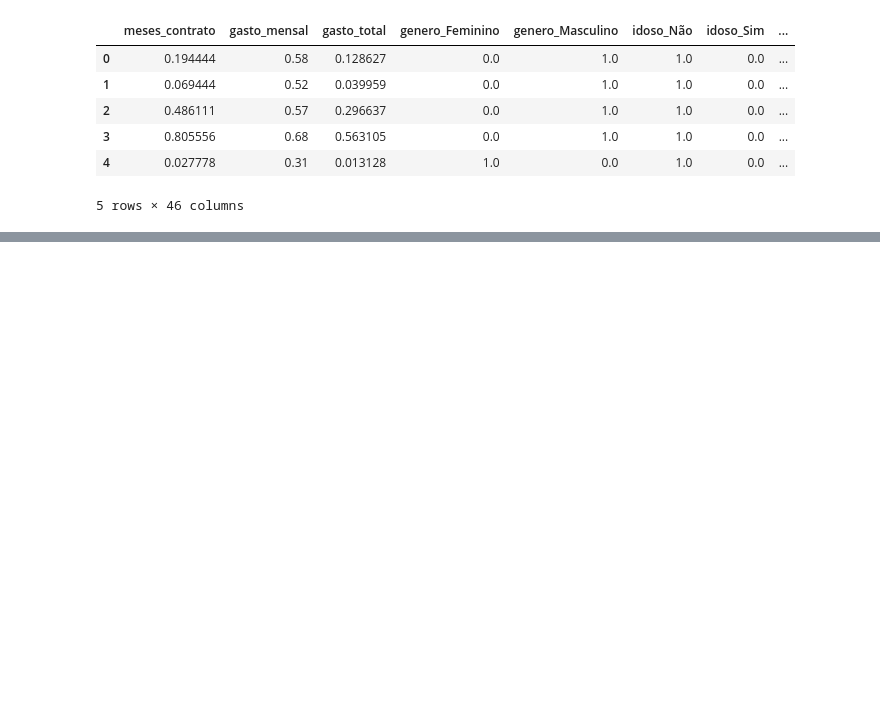
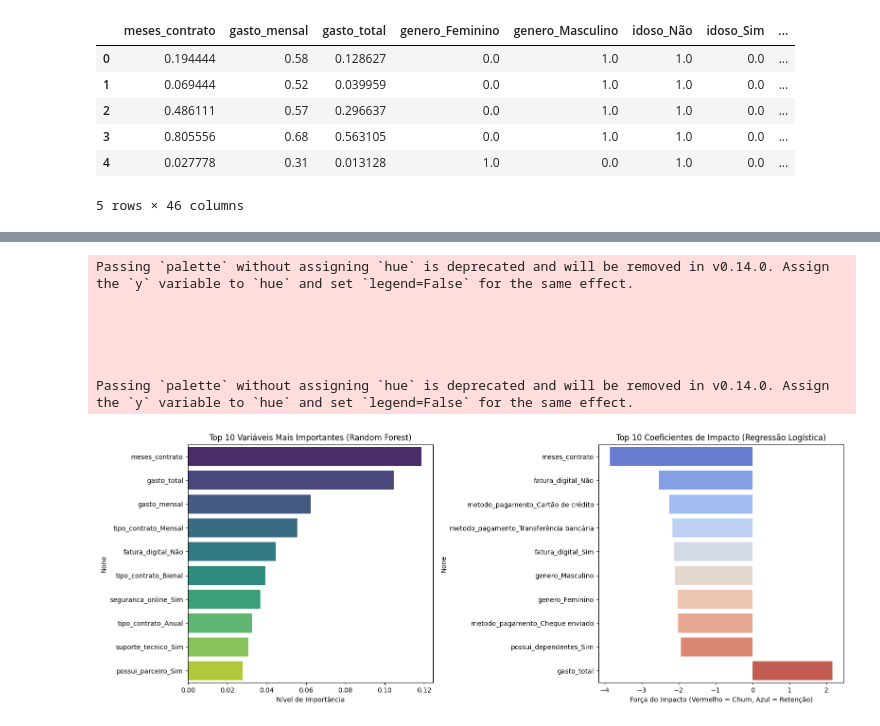
Before and after one commit to lidimoura/challenge3-data-science-TelecomX2, a Jupyter notebook: Challenge3_dataScience_TelecomX2.ipynb, the cells around one changed output, grey strips where cells are left out. Saved outputs shown, nothing was run; the diff lists cells and outputs as text; code cells hidden in the pictures; blank space fills up the shorter version.

```diff
--- a/Challenge3_dataScience_TelecomX2.ipynb
+++ b/Challenge3_dataScience_TelecomX2.ipynb
@@ -140,0 +176,13 @@ display(X_train_norm_df.head())
+# %%
+from sklearn.linear_model import LogisticRegression
+from sklearn.ensemble import RandomForestClassifier
+
+# 1. Instanciando e treinando o modelo de Regressão Logística (com dados normalizados)
+modelo_lr = LogisticRegression(random_state=42, max_iter=1000)
+modelo_lr.fit(X_train_norm, y_train_bal)
+
+# 2. Instanciando e treinando o modelo Random Forest (sem normalização, apenas balanceado)
+modelo_rf = RandomForestClassifier(random_state=42)
+modelo_rf.fit(X_train_bal, y_train_bal)
+
+print("Modelos criados e treinados com sucesso!")
@@ -140,0 +231,40 @@ display(X_train_norm_df.head())
+# %%
+import numpy as np
+
+# 1. Importância das variáveis no Random Forest
+importancias_rf = pd.Series(modelo_rf.feature_importances_, index=X.columns)
+top_10_rf = importancias_rf.sort_values(ascending=False).head(10)
+
+# 2. Coeficientes na Regressão Logística
+# Como usamos dados normalizados, os coeficientes são comparáveis
+coeficientes_lr = pd.Series(modelo_lr.coef_[0], index=X.columns)
+# Pegando os maiores coeficientes absolutos (os que mais impactam, seja para ficar ou sair)
+top_10_lr = coeficientes_lr.abs().sort_values(ascending=False).head(10)
+coef_reais_lr = coeficientes_lr[top_10_lr.index].sort_values()
+
+# 3. Plotando os resultados Lado a Lado
+fig, axes = plt.subplots(1, 2, figsize=(16, 6))
+
+# Gráfico Random Forest
+sns.barplot(x=top_10_rf.values, y=top_10_rf.index, ax=axes[0], palette='viridis')
+axes[0].set_title('Top 10 Variáveis Mais Importantes (Random Forest)')
+axes[0].set_xlabel('Nível de Importância')
+
+# Gráfico Regressão Logística
+sns.barplot(x=coef_reais_lr.values, y=coef_reais_lr.index, ax=axes[1], palette='coolwarm')
+axes[1].set_title('Top 10 Coeficientes de Impacto (Regressão Logística)')
+axes[1].set_xlabel('Força do Impacto (Vermelho = Churn, Azul = Retenção)')
+
+
+plt.tight_layout()
+plt.savefig('importancia_variaveis.png', bbox_inches='tight', dpi=300)
+plt.show()
+# %% [output]
+Passing `palette` without assigning `hue` is deprecated and will be removed in v0.14.0. Assign the `y` variable to `hue` and set `legend=False` for the same effect.
+
+
+
+
+
+Passing `palette` without assigning `hue` is deprecated and will be removed in v0.14.0. Assign the `y` variable to `hue` and set `legend=False` for the same effect.
+[figure, added]
```
Also changed, not shown: parts of 11 cells of this notebook.
